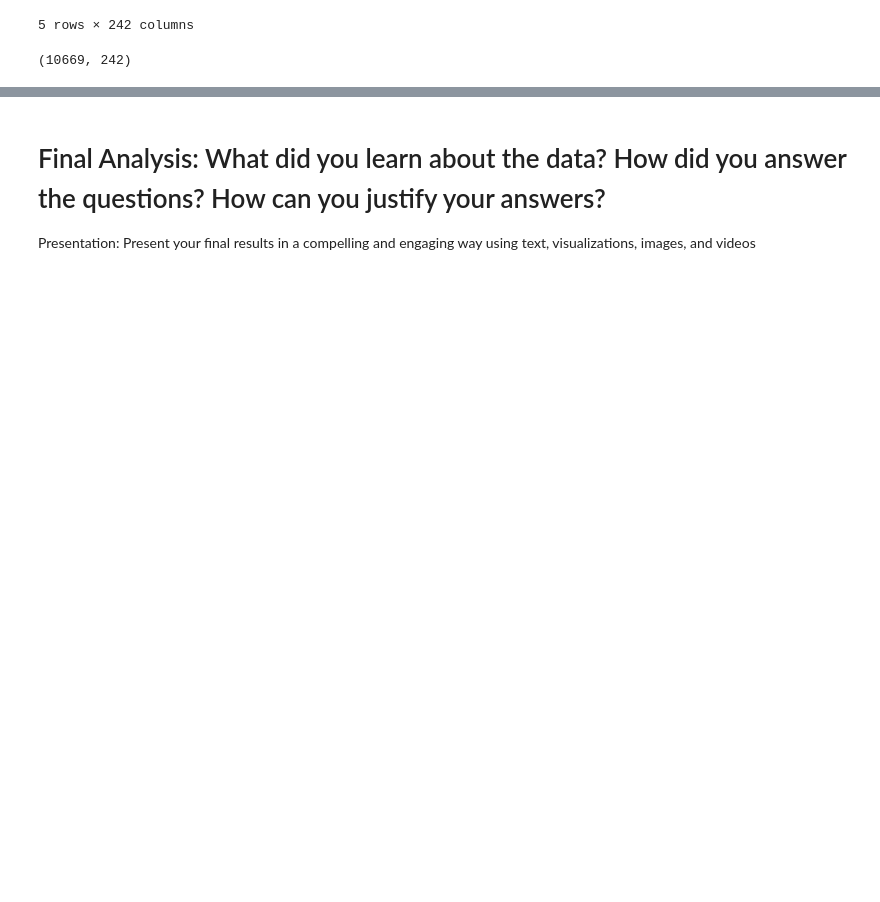
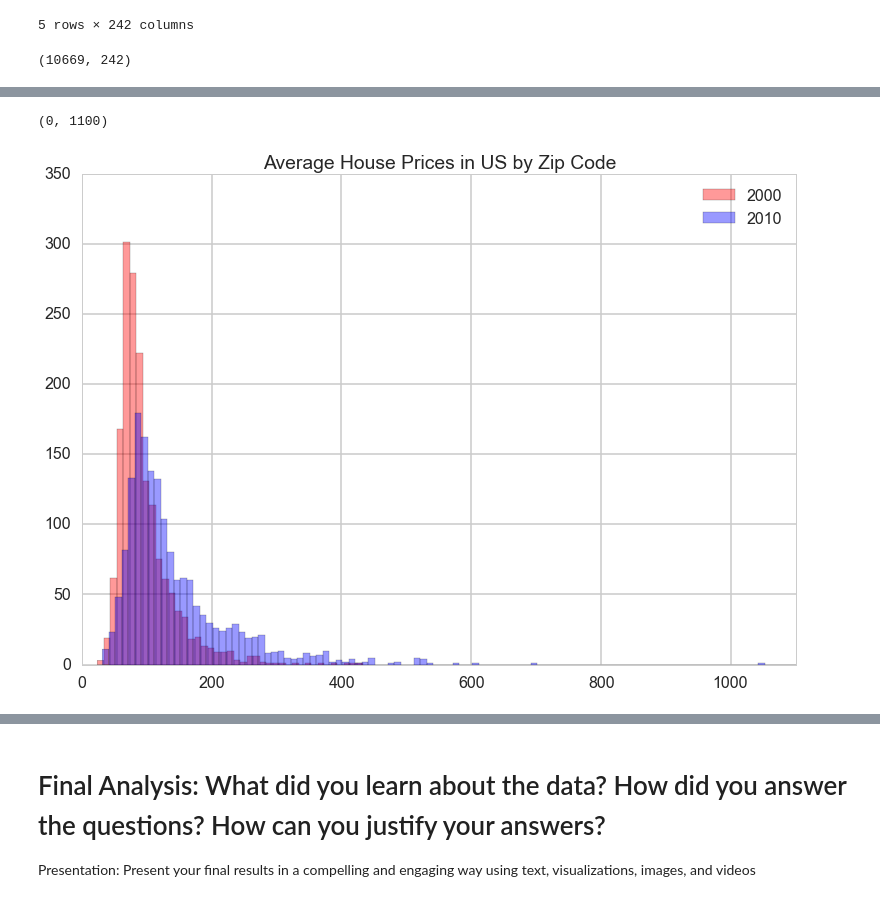
Before and after one commit to austinwu0/cs109-final-project, a Jupyter notebook: Process Book.ipynb, the cells around one changed output, grey strips where cells are left out. Saved outputs shown, nothing was run; the diff lists cells and outputs as text; code cells hidden in the pictures; blank space fills up the shorter version.

```diff
--- a/Process Book.ipynb
+++ b/Process Book.ipynb
@@ -38,0 +70,4 @@ zip_MSPPS.shape
+# %%
+zip_MSPPS_notNAN['2000_agg'] = (zip_MSPPS_notNAN['2000-01'] + zip_MSPPS_notNAN['2001-01'] + zip_MSPPS_notNAN['1999-01'])/3
+zip_MSPPS_notNAN['2010_agg'] = (zip_MSPPS_notNAN['2010-01'] + zip_MSPPS_notNAN['2011-01'] + zip_MSPPS_notNAN['2009-01'])/3
+zip_MSPPS_notNAN['pct_delta'] = zip_MSPPS_notNAN['2010_agg']/zip_MSPPS_notNAN['2000_agg']
@@ -38,0 +100,9 @@ zip_MSPPS.shape
+# %%
+plt.hist(zip_MSPPS_notNAN['2000_agg'].values, bins=np.arange(min(zip_MSPPS_notNAN['2000_agg'].values), max(zip_MSPPS_notNAN['2000_agg'].values) + 10, 10), color = 'r', alpha = 0.4, label = '2000')
+plt.hist(zip_MSPPS_notNAN['2010_agg'].values, bins=np.arange(min(zip_MSPPS_notNAN['2010_agg'].values), max(zip_MSPPS_notNAN['2010_agg'].values) + 10, 10), color = 'b', alpha = 0.4, label = '2010')
+plt.legend()
+plt.title('Average House Prices in US by Zip Code')
+plt.xlim(0,1100)
+# %% [output]
+(0, 1100)
+[figure, added]
```
Also changed, not shown: parts of 6 cells of this notebook, 2 other files.
